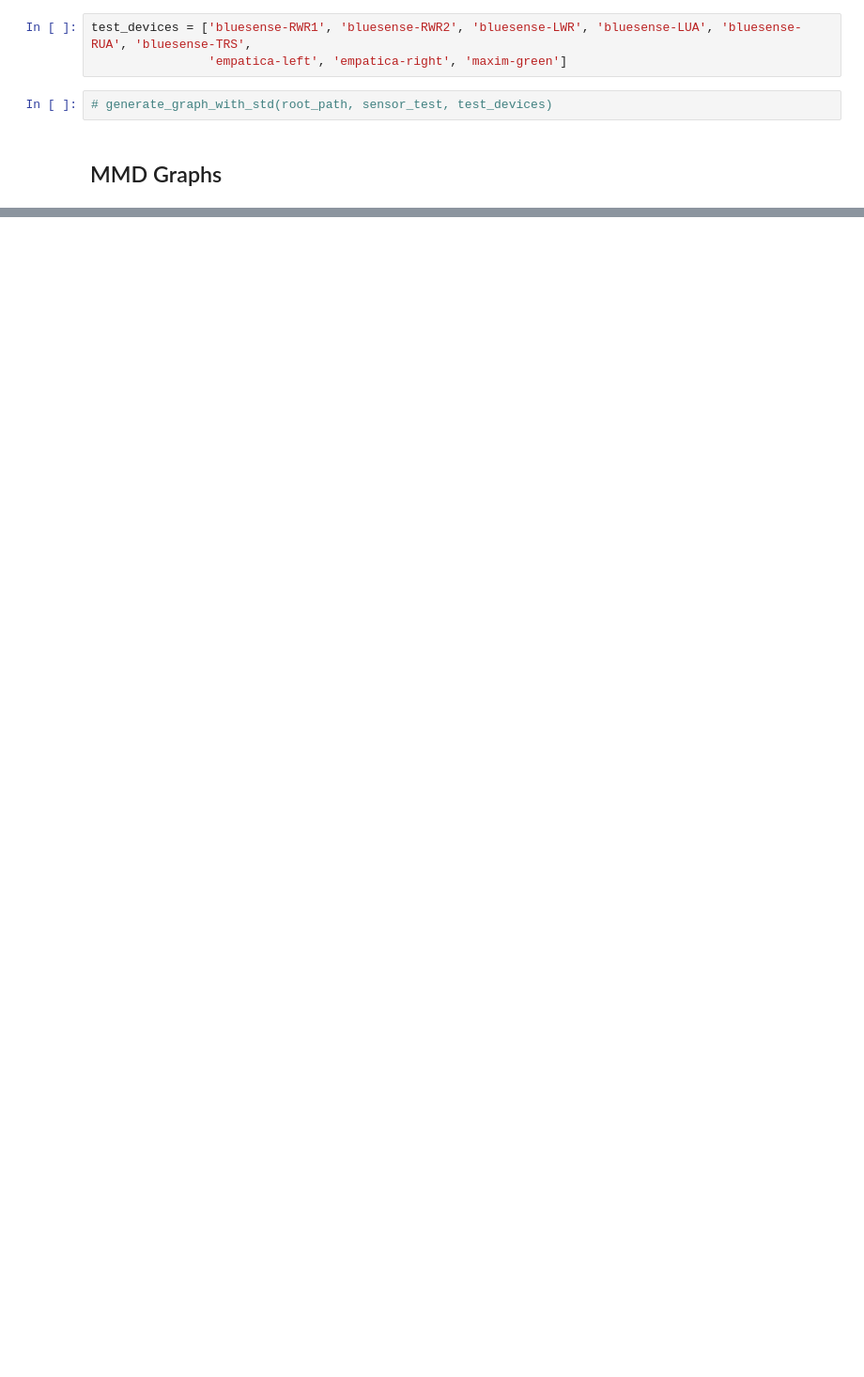
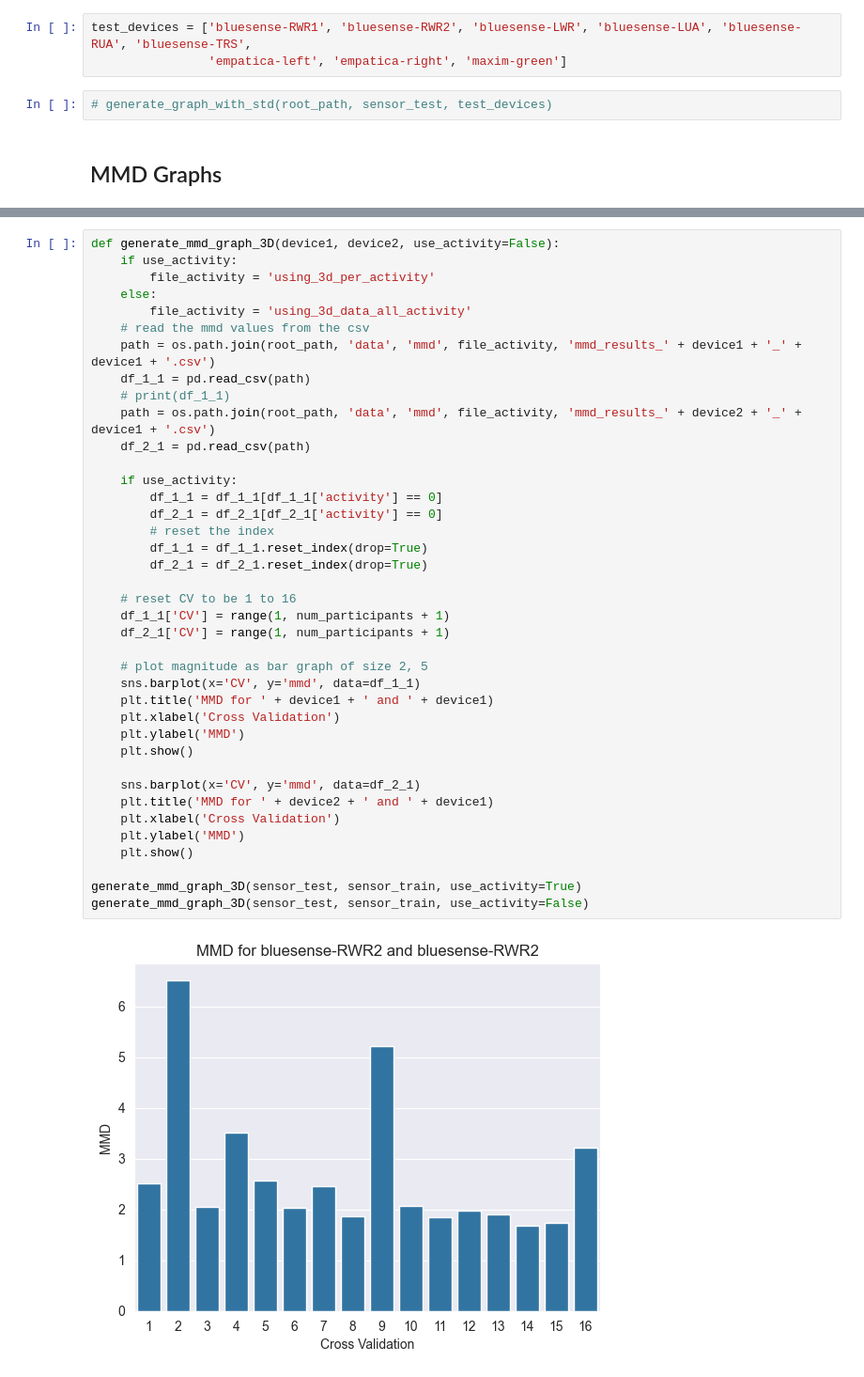
Before and after one commit to Gr33nMayhem/PERCOM_Variability_Research, a Jupyter notebook: notebooks/results_notebook/graph_creation.ipynb, the cells around one changed output, grey strips where cells are left out. Shown at 94% size. Saved outputs shown, nothing was run; the diff lists cells and outputs as text; blank space fills up the shorter version.

```diff
--- a/notebooks/results_notebook/graph_creation.ipynb
+++ b/notebooks/results_notebook/graph_creation.ipynb
@@ -429,0 +488,41 @@ FileNotFoundError: [Errno 2] No such file or directory: 'D:\\Concordia\\PERCOM_V
+# %%
+def generate_mmd_graph_3D(device1, device2, use_activity=False):
+    if use_activity:
+        file_activity = 'using_3d_per_activity'
+    else:
+        file_activity = 'using_3d_data_all_activity'
+    # read the mmd values from the csv
+    path = os.path.join(root_path, 'data', 'mmd', file_activity, 'mmd_results_' + device1 + '_' + device1 + '.csv')
+    df_1_1 = pd.read_csv(path)
+    # print(df_1_1)
+    path = os.path.join(root_path, 'data', 'mmd', file_activity, 'mmd_results_' + device2 + '_' + device1 + '.csv')
+    df_2_1 = pd.read_csv(path)
+
+    if use_activity:
+        df_1_1 = df_1_1[df_1_1['activity'] == 0]
+        df_2_1 = df_2_1[df_2_1['activity'] == 0]
+        # reset the index
+        df_1_1 = df_1_1.reset_index(drop=True)
+        df_2_1 = df_2_1.reset_index(drop=True)
+
+    # reset CV to be 1 to 16
+    df_1_1['CV'] = range(1, num_participants + 1)
+    df_2_1['CV'] = range(1, num_participants + 1)
+
+    # plot magnitude as bar graph of size 2, 5
+    sns.barplot(x='CV', y='mmd', data=df_1_1)
+    plt.title('MMD for ' + device1 + ' and ' + device1)
+    plt.xlabel('Cross Validation')
+    plt.ylabel('MMD')
+    plt.show()
+
+    sns.barplot(x='CV', y='mmd', data=df_2_1)
+    plt.title('MMD for ' + device2 + ' and ' + device1)
+    plt.xlabel('Cross Validation')
+    plt.ylabel('MMD')
+    plt.show()
+
+generate_mmd_graph_3D(sensor_test, sensor_train, use_activity=True)
+generate_mmd_graph_3D(sensor_test, sensor_train, use_activity=False)
+# %% [output]
+[figure, added]
```
Also changed, not shown: parts of 13 cells of this notebook, 1 other file.
